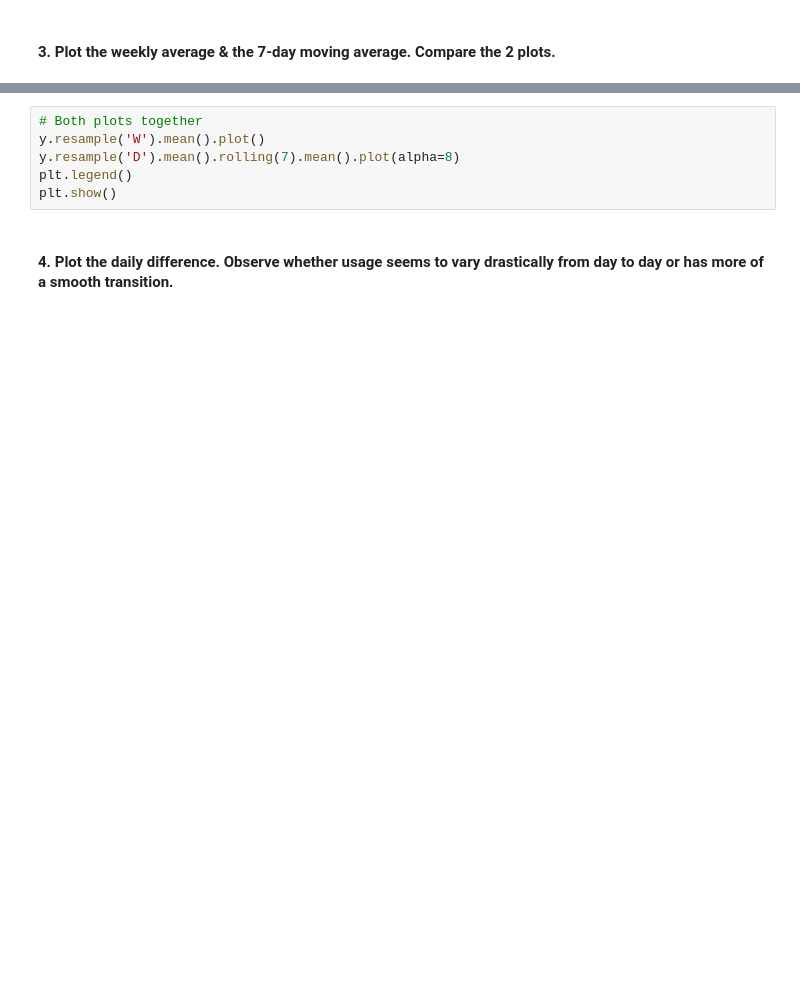
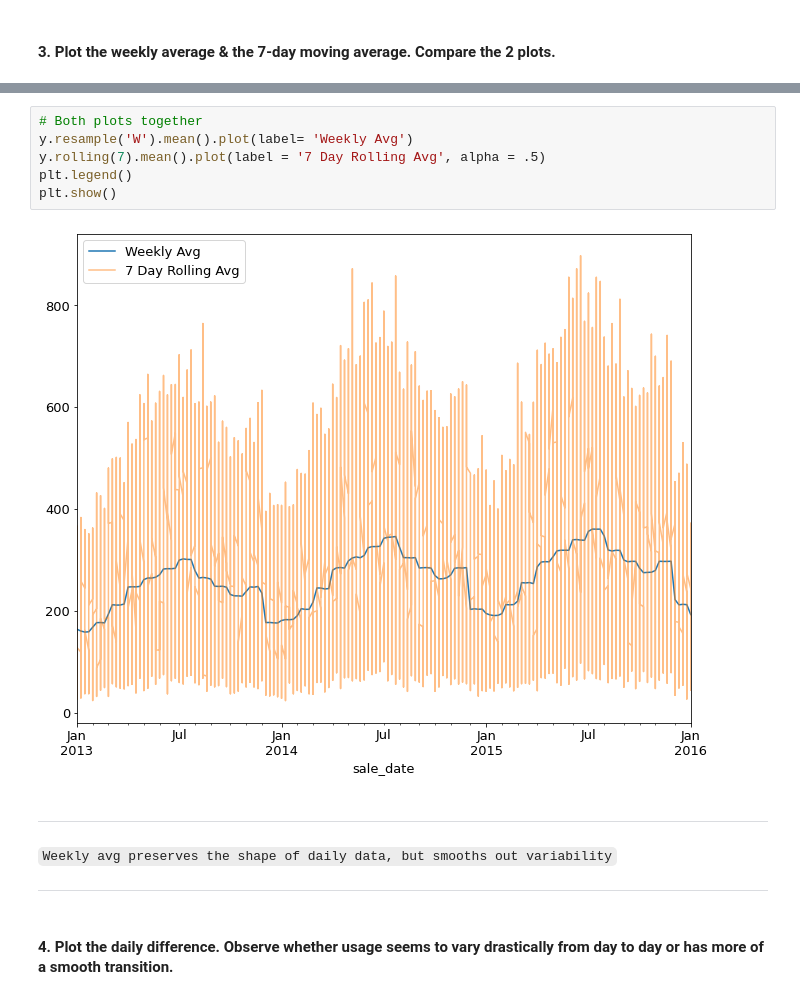
Before and after one commit to CSolitaire/time-series-exercises, a Jupyter notebook: explore.ipynb, the cells around one changed output, grey strips where cells are left out. Cells and saved outputs as stored; diff of their text form; blank space fills up the shorter version.

```diff
--- a/explore.ipynb
+++ b/explore.ipynb
@@ -100,8 +118,16 @@ plt.show()
 # %%
 # Both plots together
-y.resample('W').mean().plot()
-y.resample('D').mean().rolling(7).mean().plot(alpha=8)
+y.resample('W').mean().plot(label= 'Weekly Avg')
+y.rolling(7).mean().plot(label = '7 Day Rolling Avg', alpha = .5)
 plt.legend()
 plt.show()
+# %% [output]
+[figure, added]
+# %% [markdown]
+***
+
+`Weekly avg preserves the shape of daily data, but smooths out variability`
+
+***
 # %% [markdown]
 #### 4. Plot the daily difference. Observe whether usage seems to vary drastically from day to day or has more of a smooth transition.
```
Also changed, not shown: parts of 23 cells of this notebook.
